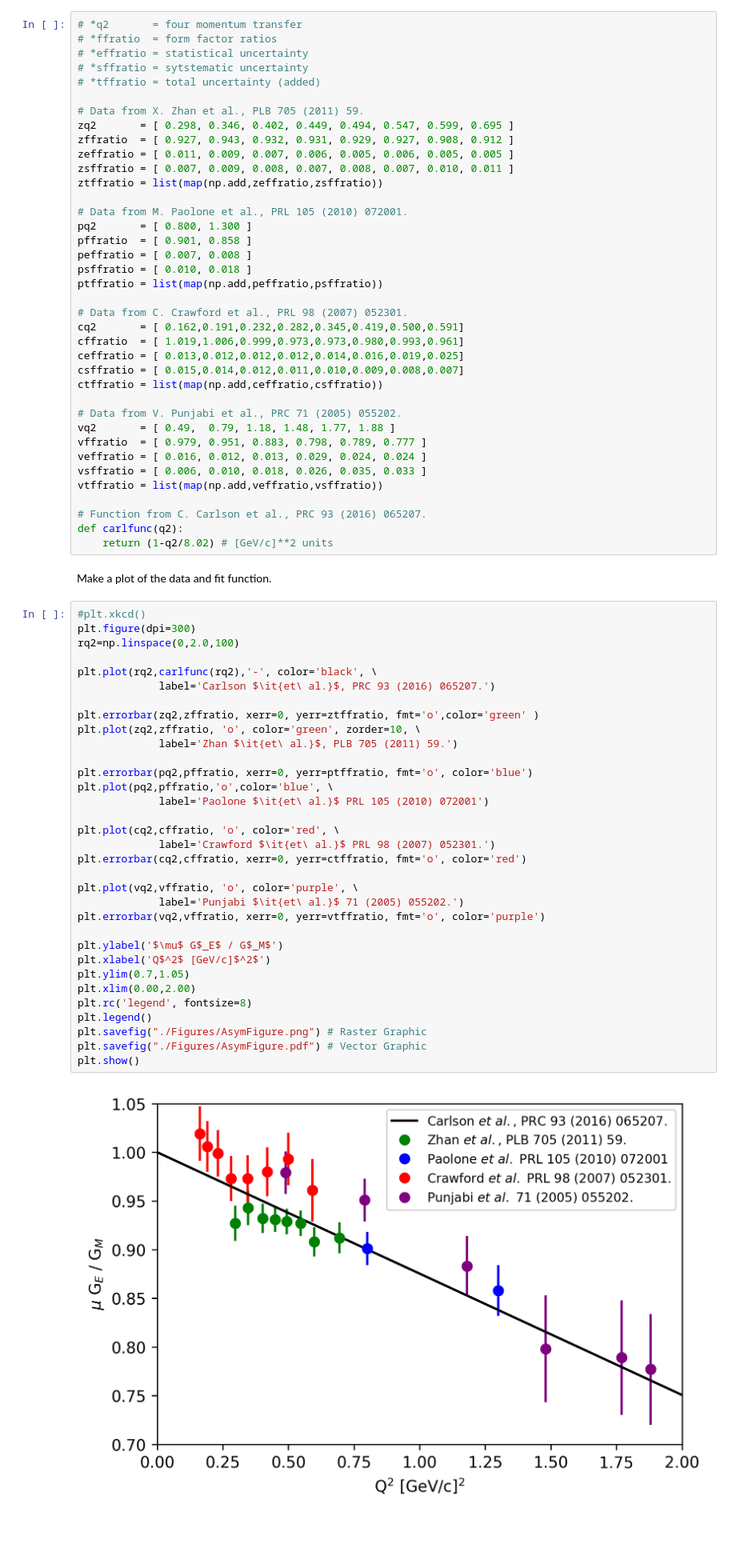
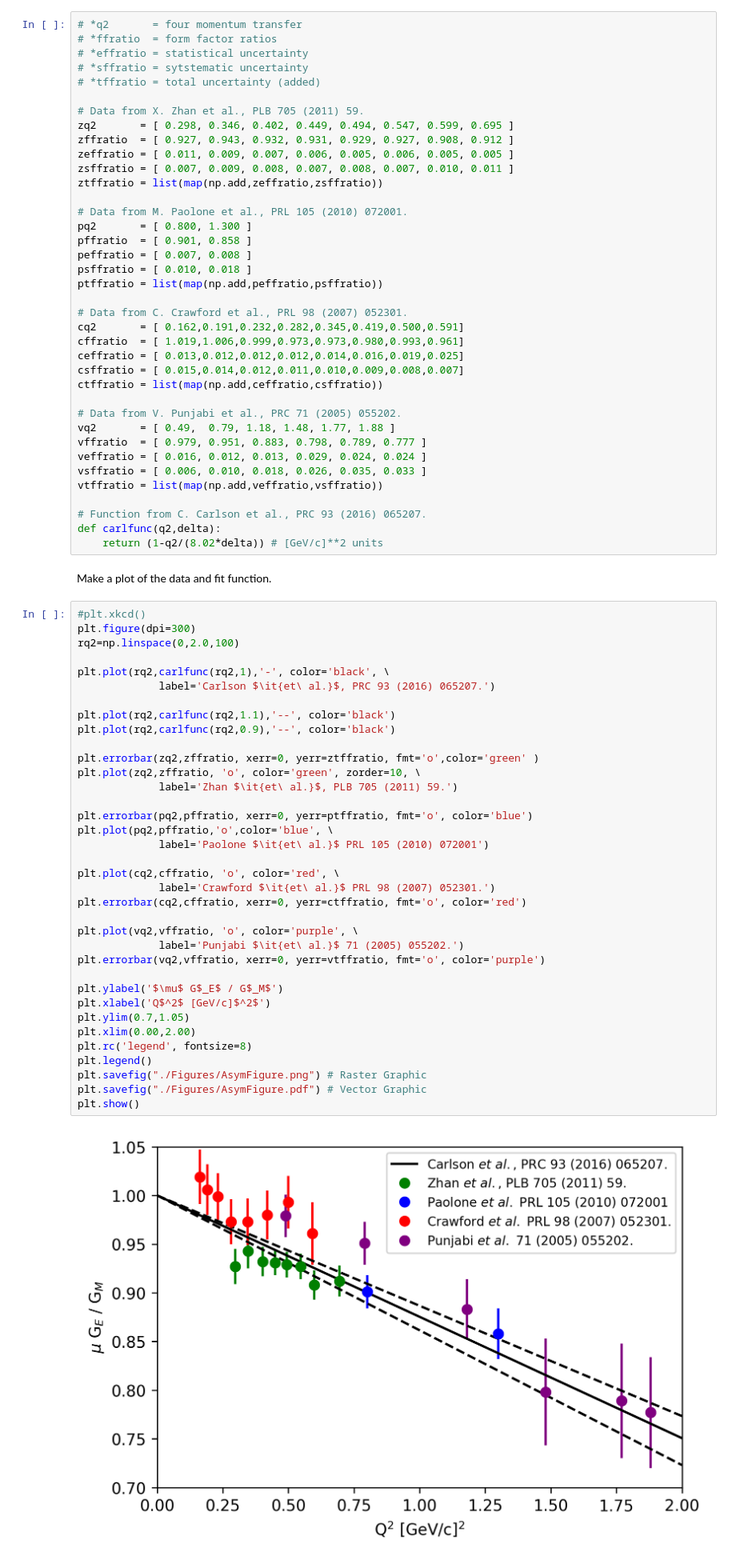
Before and after one commit to JeffersonLab/AsymmetryData, a Jupyter notebook: Asymmetry_Data.ipynb, the cells around one changed output. Shown at 80% size. Drawn from its saved outputs; the diff is of its cells as text; blank space fills up the shorter version.

```diff
--- a/Asymmetry_Data.ipynb
+++ b/Asymmetry_Data.ipynb
@@ -41,8 +41,8 @@ vsffratio = [ 0.006, 0.010, 0.018, 0.026, 0.035, 0.033 ]
 vtffratio = list(map(np.add,veffratio,vsffratio))
 
 # Function from C. Carlson et al., PRC 93 (2016) 065207.
-def carlfunc(q2):
-    return (1-q2/8.02) # [GeV/c]**2 units
+def carlfunc(q2,delta):
+    return (1-q2/(8.02*delta)) # [GeV/c]**2 units
 # %% [markdown]
 Make a plot of the data and fit function.
 # %%
@@ -50,36 +50,39 @@ Make a plot of the data and fit function.
 plt.figure(dpi=300)
 rq2=np.linspace(0,2.0,100)
 
-plt.plot(rq2,carlfunc(rq2),'-', color='black', \
+plt.plot(rq2,carlfunc(rq2,1),'-', color='black', \
              label='Carlson $\it{et\ al.}$, PRC 93 (2016) 065207.')
+
+plt.plot(rq2,carlfunc(rq2,1.1),'--', color='black')
+plt.plot(rq2,carlfunc(rq2,0.9),'--', color='black')
 
 plt.errorbar(zq2,zffratio, xerr=0, yerr=ztffratio, fmt='o',color='green' )
 plt.plot(zq2,zffratio, 'o', color='green', zorder=10, \
              label='Zhan $\it{et\ al.}$, PLB 705 (2011) 59.')
 
 plt.errorbar(pq2,pffratio, xerr=0, yerr=ptffratio, fmt='o', color='blue')
 plt.plot(pq2,pffratio,'o',color='blue', \
              label='Paolone $\it{et\ al.}$ PRL 105 (2010) 072001')
 
 plt.plot(cq2,cffratio, 'o', color='red', \
              label='Crawford $\it{et\ al.}$ PRL 98 (2007) 052301.')
 plt.errorbar(cq2,cffratio, xerr=0, yerr=ctffratio, fmt='o', color='red')
 
 plt.plot(vq2,vffratio, 'o', color='purple', \
              label='Punjabi $\it{et\ al.}$ 71 (2005) 055202.')
 plt.errorbar(vq2,vffratio, xerr=0, yerr=vtffratio, fmt='o', color='purple')
 
 plt.ylabel('$\mu$ G$_E$ / G$_M$')
 plt.xlabel('Q$^2$ [GeV/c]$^2$')
 plt.ylim(0.7,1.05)
 plt.xlim(0.00,2.00)
 plt.rc('legend', fontsize=8)
 plt.legend()
 plt.savefig("./Figures/AsymFigure.png") # Raster Graphic
 plt.savefig("./Figures/AsymFigure.pdf") # Vector Graphic
 plt.show()
 # %% [output]
-[figure, old version]
+[figure, new version]
 # %%
 
 #
```
Also changed, not shown: parts of 1 cell of this notebook, 4 other files.
